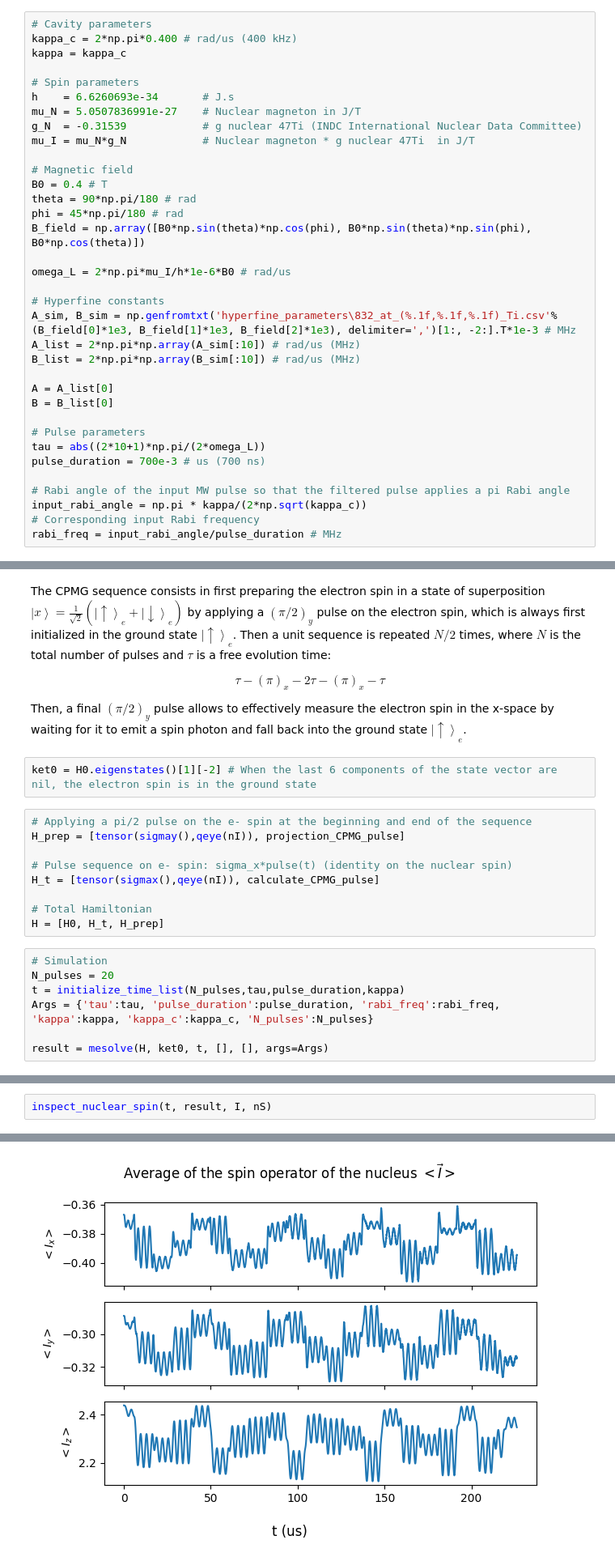
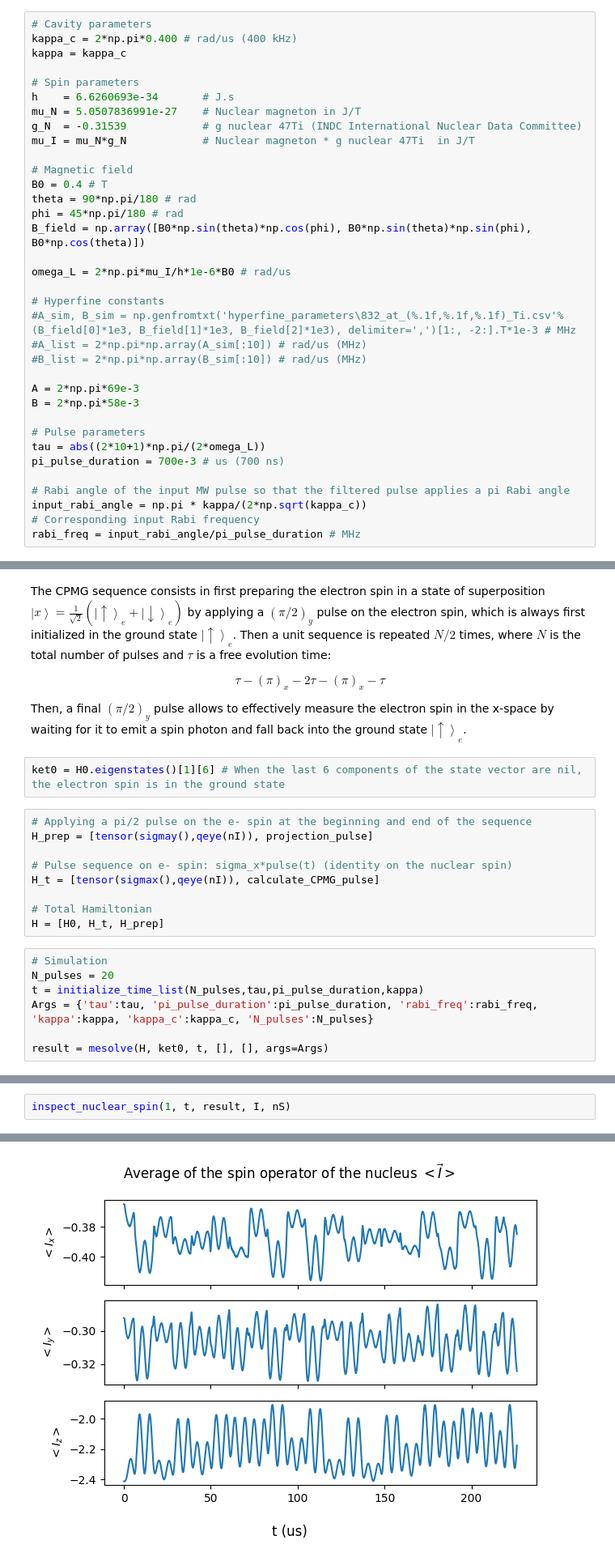
Before and after one commit to Quantronics/SpinDynamics, a Jupyter notebook: spin_simulations_ErTiO2.ipynb, the cells around one changed output, grey strips where cells are left out. Shown at 81% size. Drawn from its saved outputs; the diff is of its cells as text.

```diff
--- a/spin_simulations_ErTiO2.ipynb
+++ b/spin_simulations_ErTiO2.ipynb
@@ -71,21 +73,21 @@ B_field = np.array([B0*np.sin(theta)*np.cos(phi), B0*np.sin(theta)*np.sin(phi),
 omega_L = 2*np.pi*mu_I/h*1e-6*B0 # rad/us
 
 # Hyperfine constants
-A_sim, B_sim = np.genfromtxt('hyperfine_parameters\832_at_(%.1f,%.1f,%.1f)_Ti.csv'%(B_field[0]*1e3, B_field[1]*1e3, B_field[2]*1e3), delimiter=',')[1:, -2:].T*1e-3 # MHz
-A_list = 2*np.pi*np.array(A_sim[:10]) # rad/us (MHz)
-B_list = 2*np.pi*np.array(B_sim[:10]) # rad/us (MHz)
+#A_sim, B_sim = np.genfromtxt('hyperfine_parameters\832_at_(%.1f,%.1f,%.1f)_Ti.csv'%(B_field[0]*1e3, B_field[1]*1e3, B_field[2]*1e3), delimiter=',')[1:, -2:].T*1e-3 # MHz
+#A_list = 2*np.pi*np.array(A_sim[:10]) # rad/us (MHz)
+#B_list = 2*np.pi*np.array(B_sim[:10]) # rad/us (MHz)
 
-A = A_list[0]
-B = B_list[0]
+A = 2*np.pi*69e-3
+B = 2*np.pi*58e-3
 
 # Pulse parameters
 tau = abs((2*10+1)*np.pi/(2*omega_L))
-pulse_duration = 700e-3 # us (700 ns)
+pi_pulse_duration = 700e-3 # us (700 ns)
 
 # Rabi angle of the input MW pulse so that the filtered pulse applies a pi Rabi angle
 input_rabi_angle = np.pi * kappa/(2*np.sqrt(kappa_c))
 # Corresponding input Rabi frequency
-rabi_freq = input_rabi_angle/pulse_duration # MHz
+rabi_freq = input_rabi_angle/pi_pulse_duration # MHz
 # %% [markdown]
 ### Setup of the operators and the static Hamiltonian
 # %%
@@ -153,10 +155,10 @@ $$\tau - (\pi)_x - 2\tau - (\pi)_x - \tau$$
 
 Then, a final $(\pi/2)_y$ pulse allows to effectively measure the electron spin in the x-space by waiting for it to emit a spin photon and fall back into the ground state $\left|\uparrow\right\rangle_e$.
 # %%
-ket0 = H0.eigenstates()[1][-2] # When the last 6 components of the state vector are nil, the electron spin is in the ground state
+ket0 = H0.eigenstates()[1][6] # When the last 6 components of the state vector are nil, the electron spin is in the ground state
 # %%
 # Applying a pi/2 pulse on the e- spin at the beginning and end of the sequence
-H_prep = [tensor(sigmay(),qeye(nI)), projection_CPMG_pulse]
+H_prep = [tensor(sigmay(),qeye(nI)), projection_pulse]
 
 # Pulse sequence on e- spin: sigma_x*pulse(t) (identity on the nuclear spin)
 H_t = [tensor(sigmax(),qeye(nI)), calculate_CPMG_pulse]
@@ -166,8 +168,8 @@ H = [H0, H_t, H_prep]
 # %%
 # Simulation
 N_pulses = 20
-t = initialize_time_list(N_pulses,tau,pulse_duration,kappa)
-Args = {'tau':tau, 'pulse_duration':pulse_duration, 'rabi_freq':rabi_freq, 'kappa':kappa, 'kappa_c':kappa_c, 'N_pulses':N_pulses}
+t = initialize_time_list(N_pulses,tau,pi_pulse_duration,kappa)
+Args = {'tau':tau, 'pi_pulse_duration':pi_pulse_duration, 'rabi_freq':rabi_freq, 'kappa':kappa, 'kappa_c':kappa_c, 'N_pulses':N_pulses}
 
 result = mesolve(H, ket0, t, [], [], args=Args)
 # %%
@@ -186,9 +188,9 @@ array([<AxesSubplot:ylabel='$<S_x>$'>, <AxesSubplot:ylabel='$<S_y>$'>,
 # %%
-inspect_nuclear_spin(t, result, I, nS)
+inspect_nuclear_spin(1, t, result, I, nS)
 # %% [output]
 array([<AxesSubplot:ylabel='$<I_x>$'>, <AxesSubplot:ylabel='$<I_y>$'>,
        <AxesSubplot:ylabel='$<I_z>$'>], dtype=object)
-[figure, old version]
+[figure, new version]
 # %%
 # Simulating for different values of tau for each nuclear spin (see A_list and B_list)
 tau_list = np.linspace(5, 30, 2001)
```
Also changed, not shown: parts of 9 cells of this notebook, 8 other files.
